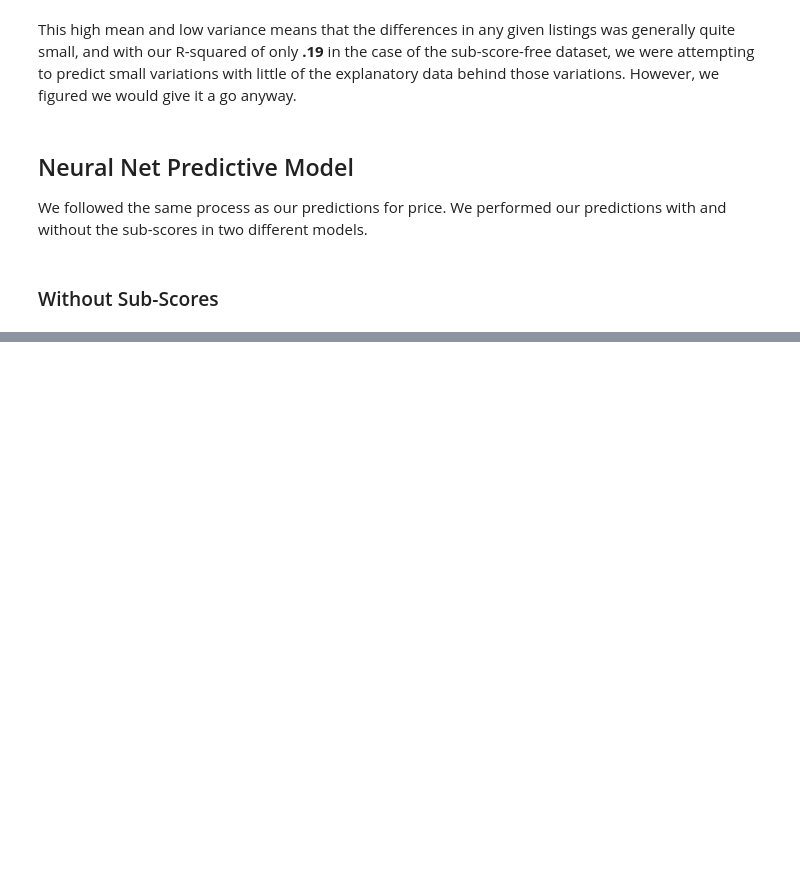
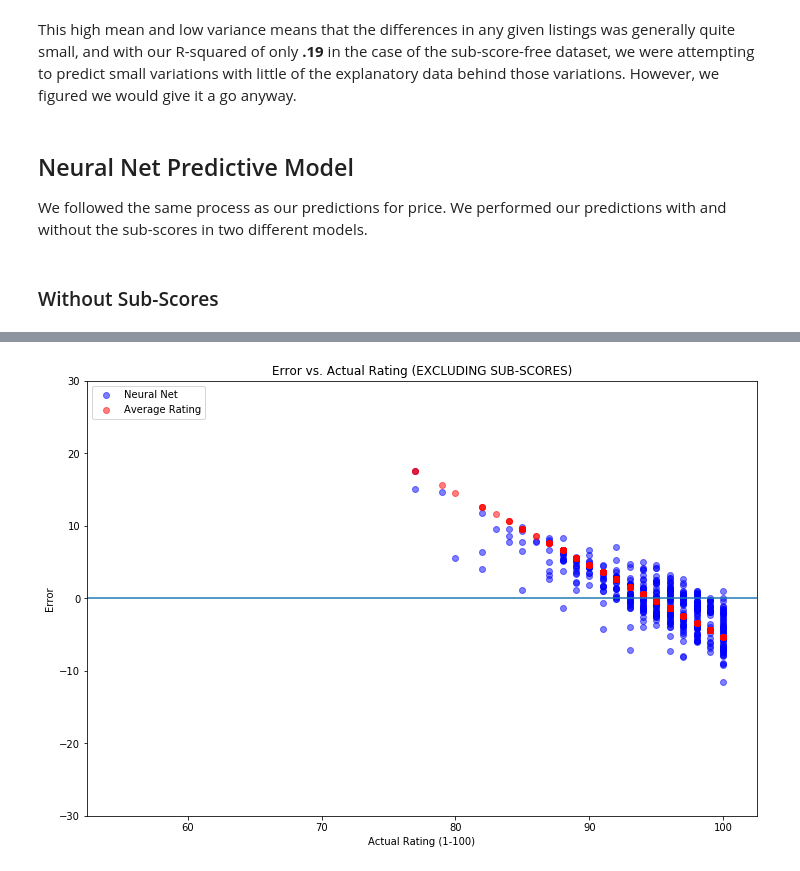
Before and after one commit to joshkeating/inf370-final-project, a Jupyter notebook: analysis.ipynb, the cells around one changed output, grey strips where cells are left out. Cells and saved outputs as stored; diff of their text form; code cells hidden in the pictures; blank space fills up the shorter version.

```diff
--- a/analysis.ipynb
+++ b/analysis.ipynb
@@ -435,7 +435,8 @@ A few interesting relationships are price, with a positive relationship to ratin
 # Predicting AirBNB Ratings
 We then moved on to predicting these ratings. As this was not the main focus of the project, we decided to just test a single model type and see how it faired. We also understood that the average rating for our listings with more than 3 reviews was:
 # %%
-review_data_no_subs.review_scores_rating.mean()
+avg_rating = review_data_no_subs.review_scores_rating.mean()
+avg_rating
 # %% [output]
 94.60519801980197
 # %% [markdown]
@@ -502,2 +543,15 @@ The plot below shows the errors of all the predictions made with the Neural Net.
+# %%
+plt.figure(figsize=(12,8))
+plt.scatter(test_outcome,nn_grid_no_subs.predict(test_features) - test_outcome,color='b', alpha = .5, label = 'Neural Net')
+plt.scatter(test_outcome,[avg_rating] * len(test_outcome) - test_outcome,color='r', alpha = .5, label = 'Average Rating')
+plt.axhline(y=0)
+plt.xlabel('Actual Rating (1-100)')
+plt.title('Error vs. Actual Rating (EXCLUDING SUB-SCORES)')
+plt.legend(loc='upper left')
+plt.ylabel('Error')
+plt.ylim(-30,30)
+plt.show()
+# %% [output]
+[figure, added]
 # %%
 plt.figure(figsize=(12,8))
```
Also changed, not shown: parts of 28 cells of this notebook.
